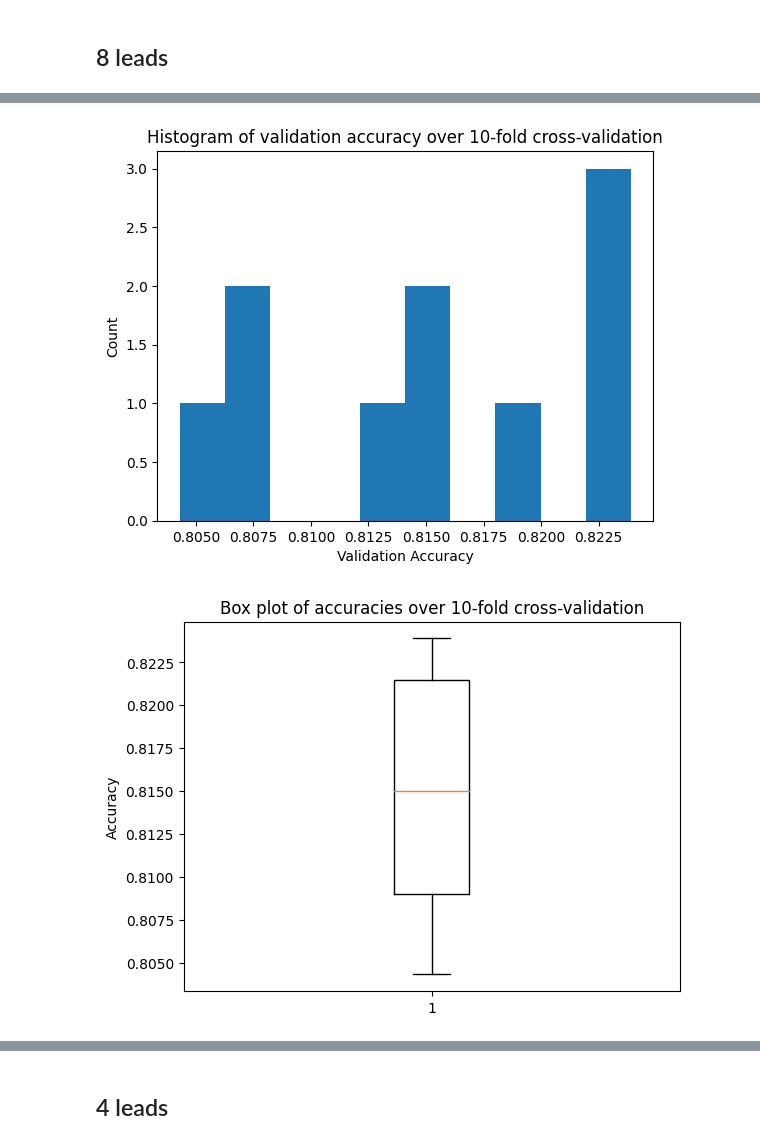
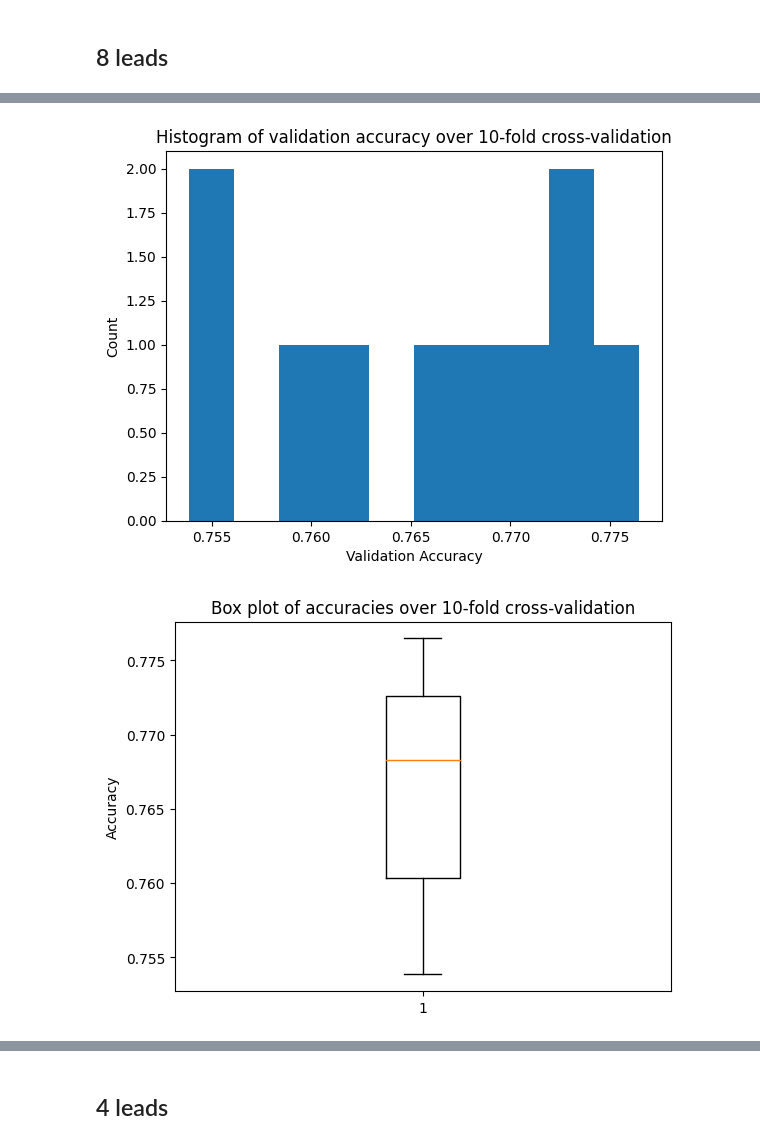
Before and after one commit to Nicoflo22/Thesis, a Jupyter notebook: kfold_sup.ipynb, the cells around one changed output, grey strips where cells are left out. Saved outputs shown, nothing was run; the diff lists cells and outputs as text; code cells hidden in the pictures.

```diff
--- a/kfold_sup.ipynb
+++ b/kfold_sup.ipynb
@@ -662,7 +679,7 @@ print(confidence_interval)
 # %%
 df_cleaned_8 = df_encoded
 # Extract only the first eight leads from every ECG signal
-df_cleaned_8['signal'] = df_cleaned_4['signal'].apply(lambda signal: signal[:, :8])
+df_cleaned_8['signal'] = df_cleaned_8['signal'].apply(lambda signal: signal[:, :8])
 
 X_8 = df_cleaned_8['signal'].to_numpy()
 X_8 = np.array([np.array(x) for x in df_cleaned_8['signal']])
@@ -737,11 +754,11 @@ Standard deviation: 0.68%
-[figure, old version]
+[figure, new version]
 # %%
 plt.boxplot(scores_8[:, 1])
 plt.title('Box plot of accuracies over 10-fold cross-validation')
 plt.ylabel('Accuracy')
 plt.show()
 # %% [output]
-[figure, old version]
+[figure, new version]
 # %%
 plt.errorbar(x=[1], y=[mean_score_8], yerr=[confidence_interval_8], fmt='o', color='blue', ecolor='red', capsize=5)
 plt.title('Mean accuracy with 95% confidence interval')
```
Also changed, not shown: parts of 9 cells of this notebook, 1 other file.
